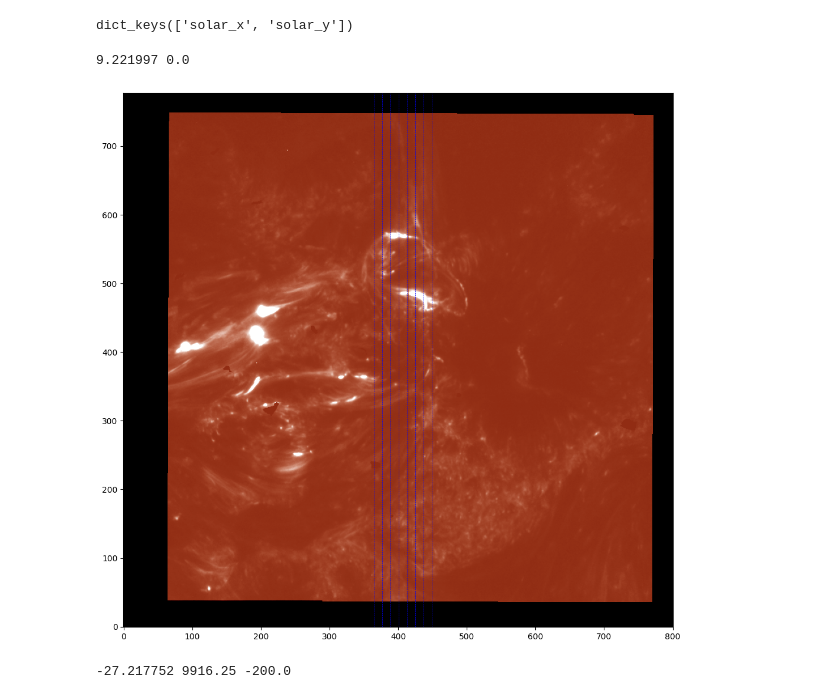
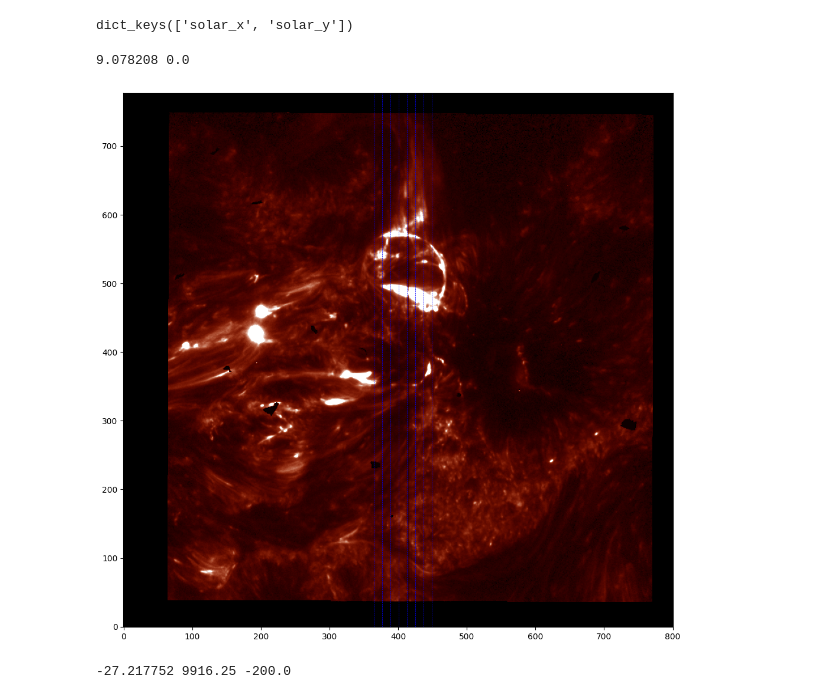
Before and after one commit to xiaosjh/reconnection, a Jupyter notebook: iris_analysis.ipynb, the cells around one changed output. Saved outputs shown, nothing was run; the diff lists cells and outputs as text; code cells hidden in the pictures.

```diff
--- a/iris_analysis.ipynb
+++ b/iris_analysis.ipynb
@@ -37,16 +37,16 @@ dict_keys(['solar_x', 'solar_y'])
 siiv=rsm[3].data
 # %%
 sji1400=rsm_1400[0].data
-new_map=np.log(sji1400[799,:,:]+201)#new_map=np.log(sji1400[798,:,:]+201)
+new_map=np.log(sji1400[805,:,:]+201)#new_map=np.log(sji1400[798,:,:]+201)
 print(new_map.max(),new_map.min())
 plt.figure(figsize=(12,12))
-plt.imshow(new_map,origin='lower',cmap='irissji1400',vmin=4.8,vmax=6)
+plt.imshow(new_map,origin='lower',cmap='irissji1400',vmin=5.3,vmax=5.8)
 for i in range(8):
     xx=(solar_x[i,0]-354.533)/0.166+400.5
     plt.axvline(xx,color='blue',linestyle='--',linewidth=0.5)
 # %% [output]
-9.221997 0.0
+9.078208 0.0
-[figure, old version]
+[figure, new version]
 # %%
 print(sji1400[799,:,:].mean(),sji1400[799,:,:].max(),sji1400[799,:,:].min())
 # %% [output]
```
Also changed, not shown: 1 other file.
